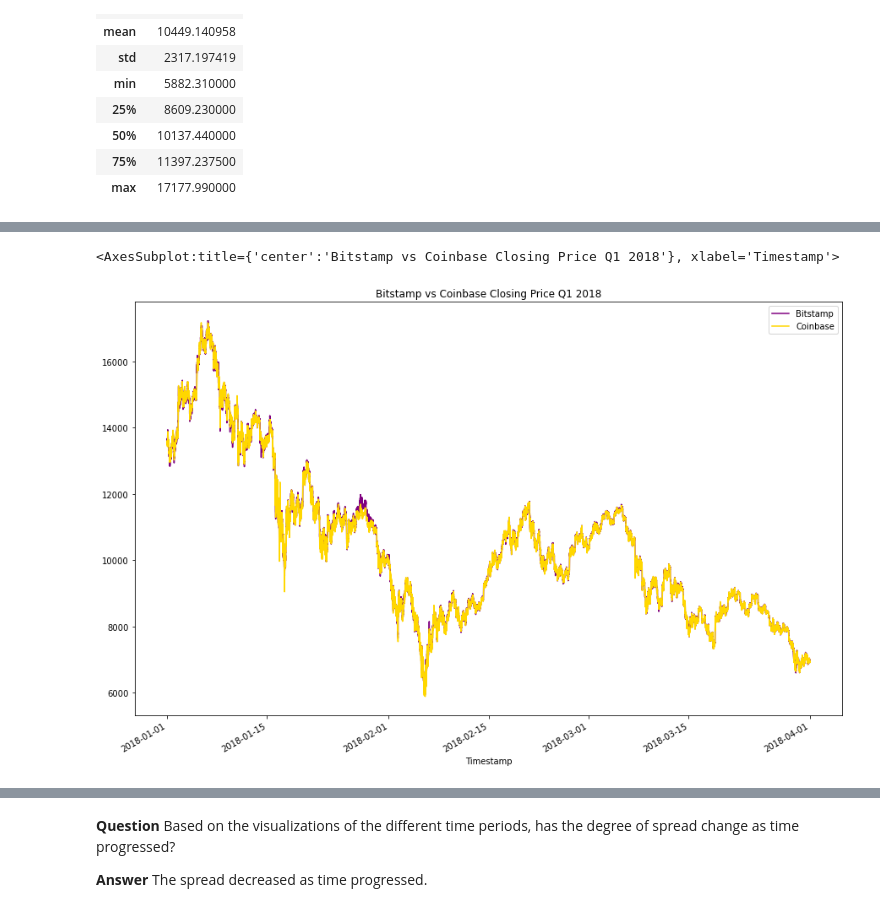
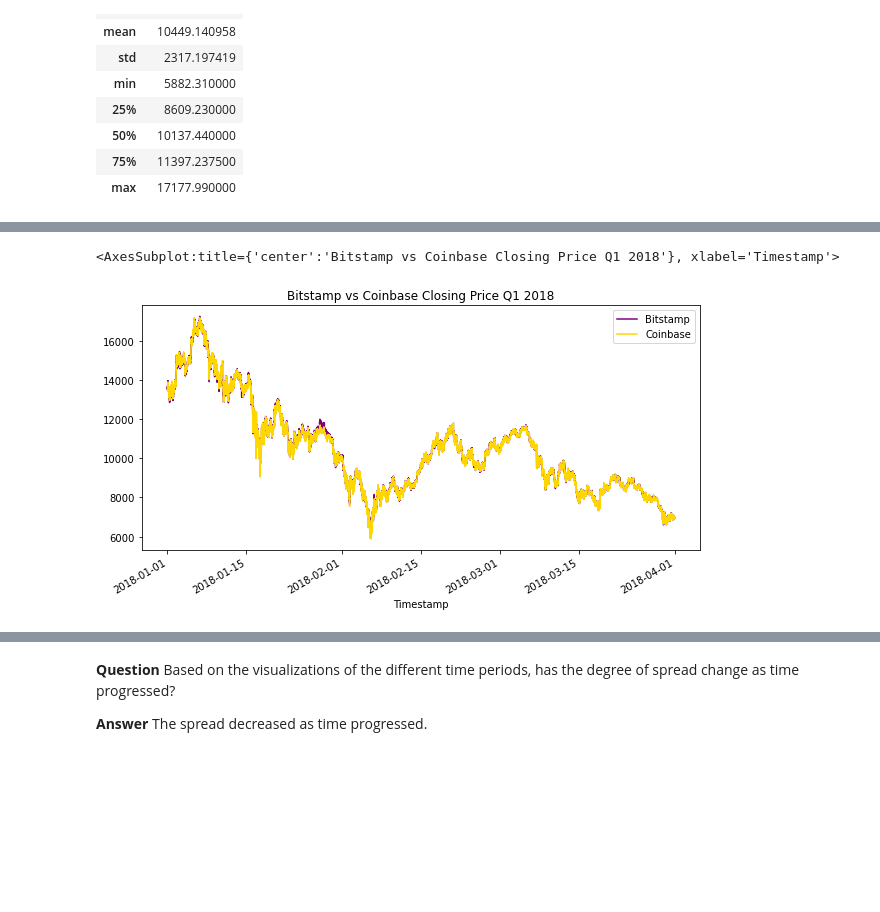
Before and after one commit to naomynaomy/module3challenge, a Jupyter notebook: Starter_Code/crypto_arbitrage.ipynb, the cells around one changed output, grey strips where cells are left out. Saved outputs shown, nothing was run; the diff lists cells and outputs as text; code cells hidden in the pictures; blank space fills up the shorter version.

```diff
--- a/Starter_Code/crypto_arbitrage.ipynb
+++ b/Starter_Code/crypto_arbitrage.ipynb
@@ -296,12 +303,12 @@ coinbase_sliced["Close"].plot(legend=True,figsize=(15,10),title= "Coinbase Closi
 # %%
 # Overlay the visualizations for the bitstamp and coinbase DataFrames in one plot
 # The plot should visualize the prices over the full lenth of the dataset
 # Be sure to include the parameters: legend, figure size, title, and color and label
-bitstamp_sliced["Close"].plot(legend=True,figsize=(15,10),title= "Bitstamp vs Coinbase Closing Price Q1 2018",color="purple", label="Bitstamp")
-coinbase_sliced["Close"].plot(legend=True,figsize=(15,10),color="gold", label="Coinbase")
+bitstamp_sliced["Close"].plot(legend=True,figsize=(10,5),title= "Bitstamp vs Coinbase Closing Price Q1 2018",color="purple", label="Bitstamp")
+coinbase_sliced["Close"].plot(legend=True,figsize=(10,5),color="gold", label="Coinbase")
 # %% [output]
 <AxesSubplot:title={'center':'Bitstamp vs Coinbase Closing Price Q1 2018'}, xlabel='Timestamp'>
-[figure, old version]
+[figure, new version]
 # %%
 # Using the loc and plot functions, create an overlay plot that visualizes
 # the price action of both DataFrames for a one month period early in the dataset
```
Also changed, not shown: parts of 14 cells of this notebook.
